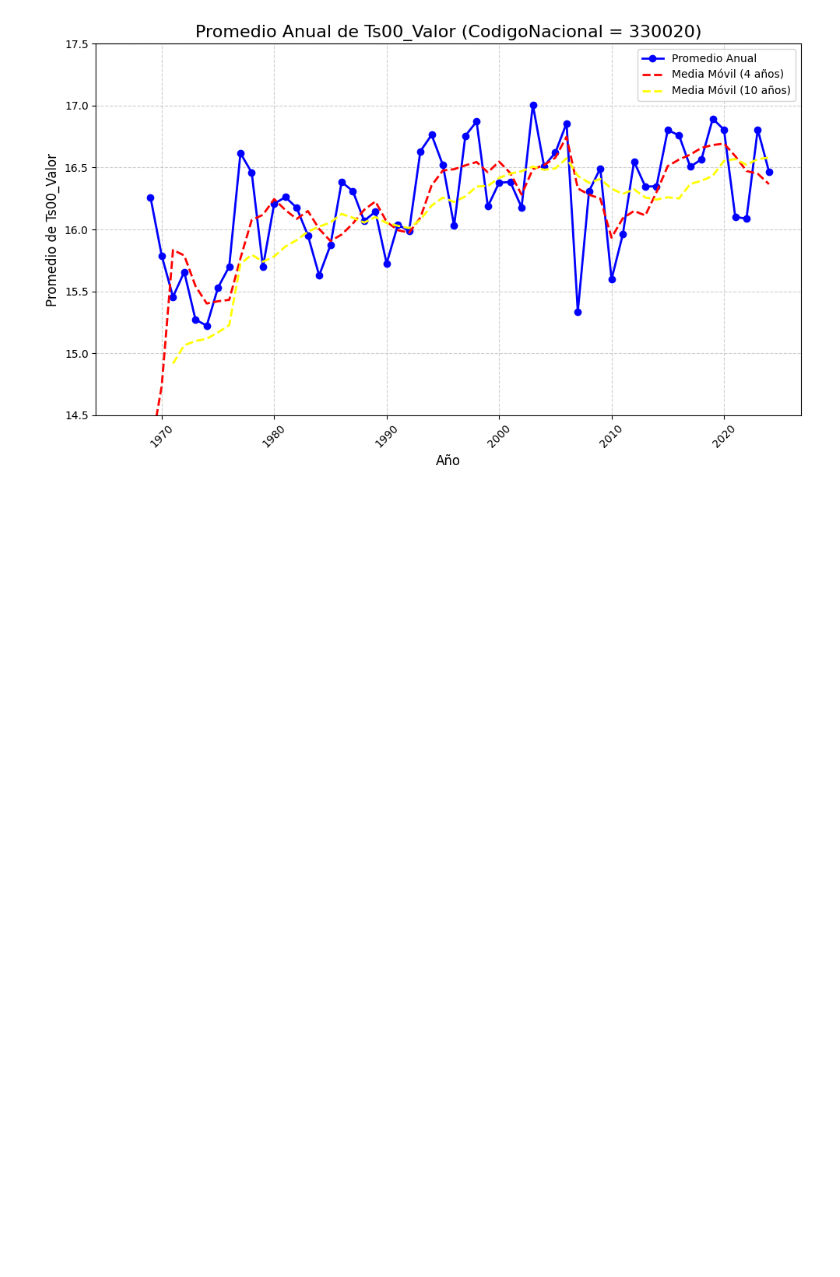
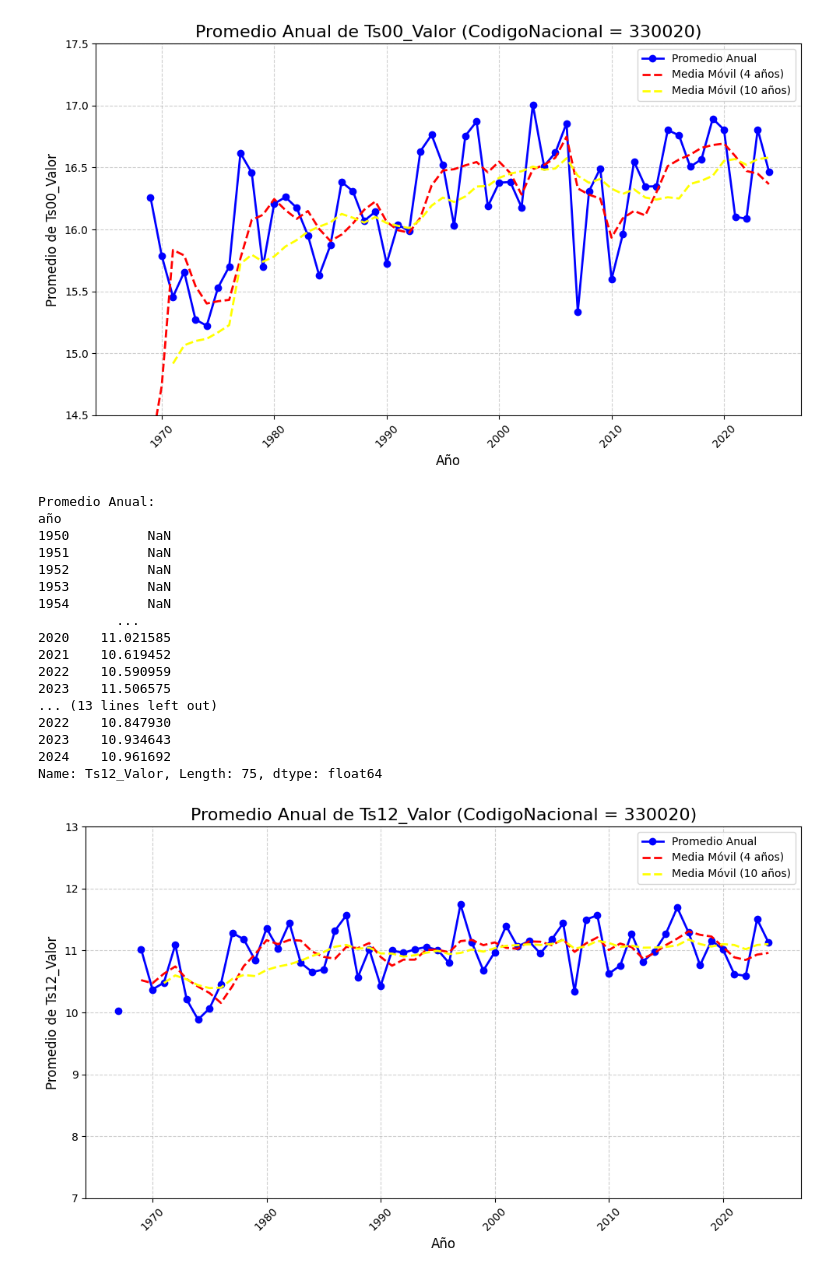
Before and after one commit to lcarvajalrojas3/Datos_climaticos_analisis_exploratorio, a Jupyter notebook: analisis.ipynb, the cells around one changed output. Saved outputs shown, nothing was run; the diff lists cells and outputs as text; code cells hidden in the pictures; blank space fills up the shorter version.

```diff
--- a/analisis.ipynb
+++ b/analisis.ipynb
@@ -20,6 +69,4 @@ lista_conceptos = [
 # %%
-df = pd.read_csv("data/180005_XXXX_Temperatura_.csv", delimiter=";")
-df.head()
 
 concepto = "DiarioTs"
 ruta = f"data/{concepto}_consolidado.csv"
@@ -289,3 +318,74 @@ año
 2024    16.366118
 Name: Ts00_Valor, Length: 75, dtype: float64
 [figure]
+# %%
+import pandas as pd
+import matplotlib.pyplot as plt
+
+# Asegurarse de que la columna 'momento' sea de tipo datetime
+df['momento'] = pd.to_datetime(df['momento'])
+
+# Filtrar el DataFrame para que solo tenga datos con CodigoNacional == 330020
+df_filtrado = df.copy()[(df['CodigoNacional'] == 330020) & (df['momento'].dt.year != 2025)]
+
+# Calcular el promedio anual de la columna 'Ts00_Valor'
+df_filtrado['año'] = df_filtrado['momento'].dt.year  # Extraer el año de la columna 'momento'
+promedio_anual_ts00 = df_filtrado.groupby('año')['Ts12_Valor'].mean()
+
+# Calcular la media móvil de 4 años
+media_movil_4 = promedio_anual_ts00.rolling(window=4, min_periods=2).mean()
+
+media_movil_7 = promedio_anual_ts00.rolling(window=7, min_periods=3).mean()
+
+media_movil_10 = promedio_anual_ts00.rolling(window=10, min_periods=4).mean()
+
+# Mostrar el promedio anual y la media móvil
+print("Promedio Anual:")
+print(promedio_anual_ts00)
+print("\nMedia Móvil de 4 años:")
+print(media_movil_4)
+
+# Crear gráfico de línea del promedio anual y la media móvil
+plt.figure(figsize=(10, 6))
+promedio_anual_ts00.plot(kind='line', marker='o', color='blue', linestyle='-', linewidth=2, markersize=6, label='Promedio Anual')
+media_movil_4.plot(kind='line', color='red', linestyle='--', linewidth=2, label='Media Móvil (4 años)')
+#media_movil_7.plot(kind='line', color='green', linestyle='--', linewidth=2, label='Media Móvil (7 años)')
+media_movil_10.plot(kind='line', color='yellow', linestyle='--', linewidth=2, label='Media Móvil (10 años)')
+
+# Títulos y etiquetas
+plt.title('Promedio Anual de Ts12_Valor (CodigoNacional = 330020)', fontsize=16)
+plt.xlabel('Año', fontsize=12)
+plt.ylabel('Promedio de Ts12_Valor', fontsize=12)
+
+# Ajustar el límite del eje Y
+plt.ylim(7, 13)
+
+# Añadir cuadrícula para mejor lectura
+plt.grid(True, linestyle='--', alpha=0.6)
+
+# Mostrar leyenda
+plt.legend()
+
+# Mostrar el gráfico
+plt.xticks(rotation=45)
+plt.tight_layout()
+plt.show()
+# %% [output]
+Promedio Anual:
+año
+1950          NaN
+1951          NaN
+1952          NaN
+1953          NaN
+1954          NaN
+          ...
+2020    11.021585
+2021    10.619452
+2022    10.590959
+2023    11.506575
+... (13 lines left out)
+2022    10.847930
+2023    10.934643
+2024    10.961692
+Name: Ts12_Valor, Length: 75, dtype: float64
+[figure, added]
```
Also changed, not shown: parts of 4 cells of this notebook, 24 other files.
